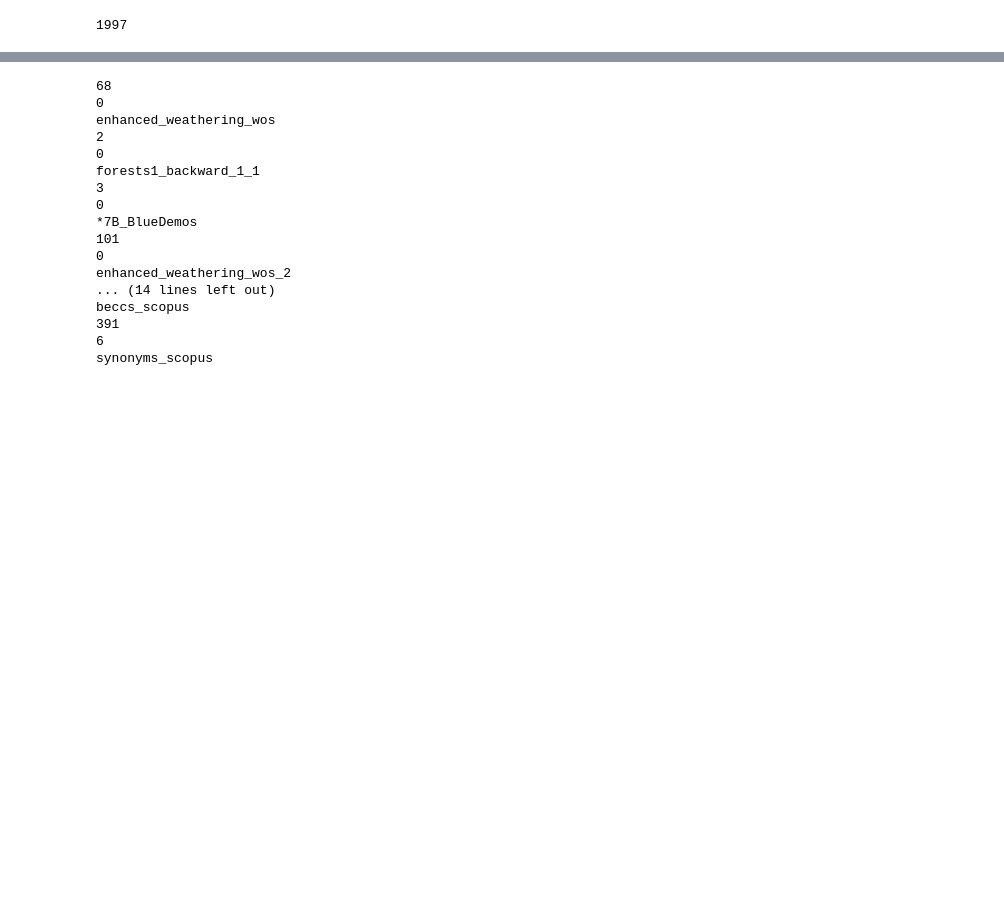
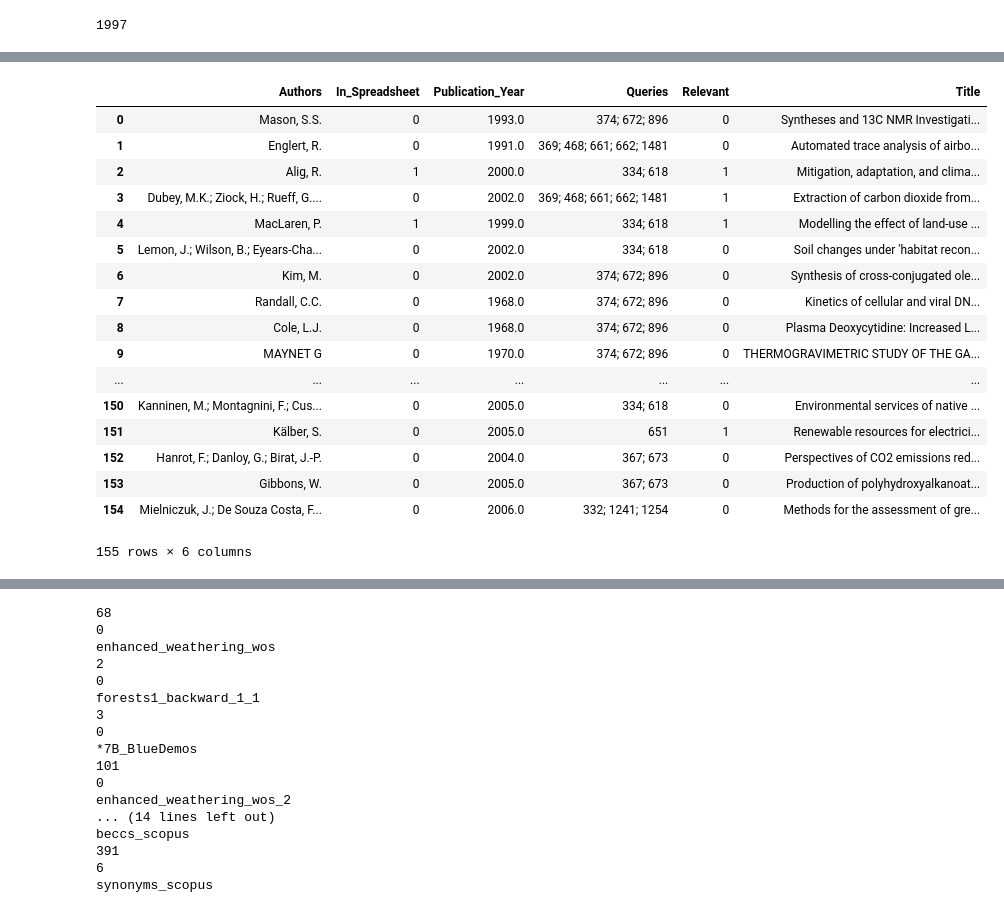
Before and after one commit to mcc-apsis/NETs-review, a Jupyter notebook: query-mgmt/literature_reviewed.ipynb, the cells around one changed output, grey strips where cells are left out. Drawn from its saved outputs; the diff is of its cells as text; code cells hidden in the pictures; blank space fills up the shorter version.

```diff
--- a/query-mgmt/literature_reviewed.ipynb
+++ b/query-mgmt/literature_reviewed.ipynb
@@ -209,0 +249,55 @@ notfou
+# %%
+pdoc_dict = []
+
+allrelids = list(allreldocs.values_list('UT',flat=True))
+
+for doc in pdocs:
+    das = doc.docauthinst_set.order_by('AU','position').distinct('AU').values_list('id',flat=True)
+    unique = doc.docauthinst_set.filter(id__in=das).order_by('position').values_list('AU',flat=True)
+    qset = [str(x) for x in list(doc.query.filter(
+            technology__in=techs,type="default"
+        ).distinct().values_list('id',flat=True))]
+    try:
+        py = int(doc.PY)
+    except:
+        py = doc.PY
+    if doc.UT in foundpapers['doc_id'].tolist():
+        sp = 1
+    else:
+        sp = 0
+    if doc.UT in allrelids:
+        r = 1
+    else:
+        r = 0
+    pdoc = {
+        'Authors': "; ".join(unique),
+        'Publication_Year': py,
+        'Title': doc.title,
+        'Queries': "; ".join(qset),
+        'Relevant': r,
+        'In_Spreadsheet': sp
+    }
+    pdoc_dict.append(pdoc)
+# %%
+big_df = pd.DataFrame.from_dict(pdoc_dict)
+
+big_df.head(155)
+# %% [output]
+|  | Authors | In_Spreadsheet | Publication_Year | Queries | Relevant | Title |
+| 0 | Mason, S.S. | 0 | 1993.0 | 374; 672; 896 | 0 | Syntheses and 13C NMR Investigati... |
+| 1 | Englert, R. | 0 | 1991.0 | 369; 468; 661; 662; 1481 | 0 | Automated trace analysis of airbo... |
+| 2 | Alig, R. | 1 | 2000.0 | 334; 618 | 1 | Mitigation, adaptation, and clima... |
+| 3 | Dubey, M.K.; Ziock, H.; Rueff, G.... | 0 | 2002.0 | 369; 468; 661; 662; 1481 | 1 | Extraction of carbon dioxide from... |
+| 4 | MacLaren, P. | 1 | 1999.0 | 334; 618 | 1 | Modelling the effect of land-use ... |
+| 5 | Lemon, J.; Wilson, B.; Eyears-Cha... | 0 | 2002.0 | 334; 618 | 0 | Soil changes under 'habitat recon... |
+| 6 | Kim, M. | 0 | 2002.0 | 374; 672; 896 | 0 | Synthesis of cross-conjugated ole... |
+| 7 | Randall, C.C. | 0 | 1968.0 | 374; 672; 896 | 0 | Kinetics of cellular and viral DN... |
+| 8 | Cole, L.J. | 0 | 1968.0 | 374; 672; 896 | 0 | Plasma Deoxycytidine: Increased L... |
+| 9 | MAYNET G | 0 | 1970.0 | 374; 672; 896 | 0 | THERMOGRAVIMETRIC STUDY OF THE GA... |
+| ... | ... | ... | ... | ... | ... | ... |
+| 150 | Kanninen, M.; Montagnini, F.; Cus... | 0 | 2005.0 | 334; 618 | 0 | Environmental services of native ... |
+| 151 | Kälber, S. | 0 | 2005.0 | 651 | 1 | Renewable resources for electrici... |
+| 152 | Hanrot, F.; Danloy, G.; Birat, J.-P. | 0 | 2004.0 | 367; 673 | 0 | Perspectives of CO2 emissions red... |
+| 153 | Gibbons, W. | 0 | 2005.0 | 367; 673 | 0 | Production of polyhydroxyalkanoat... |
+| 154 | Mielniczuk, J.; De Souza Costa, F... | 0 | 2006.0 | 332; 1241; 1254 | 0 | Methods for the assessment of gre... |
+155 rows × 6 columns
```
Also changed, not shown: parts of 7 cells of this notebook, 2 other files.
